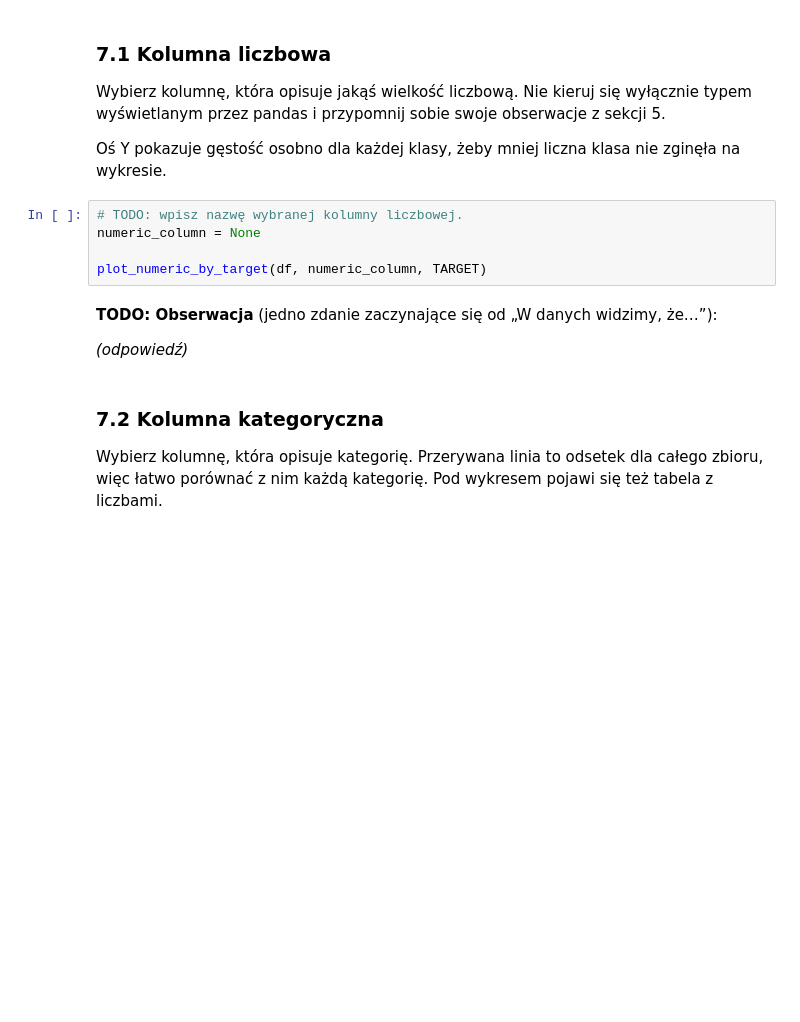
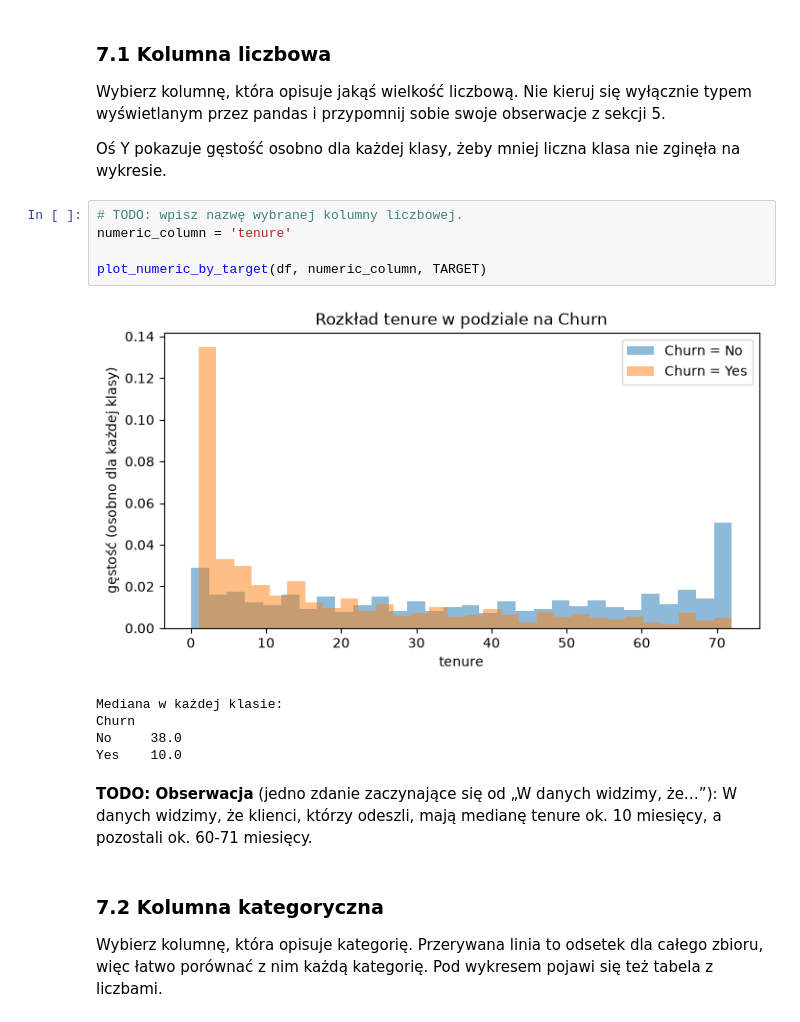
Before and after one commit to Bukvsky/s31489---ASI, a Jupyter notebook: notebooks/01_onboarding_eda.ipynb, the cells around one changed output. Saved outputs shown, nothing was run; the diff lists cells and outputs as text; blank space fills up the shorter version.

```diff
--- a/notebooks/01_onboarding_eda.ipynb
+++ b/notebooks/01_onboarding_eda.ipynb
@@ -467,13 +484,18 @@ Wybierz kolumnę, która opisuje jakąś wielkość liczbową. Nie kieruj się w
 Oś Y pokazuje gęstość osobno dla każdej klasy, żeby mniej liczna klasa nie zginęła na wykresie.
 # %%
 # TODO: wpisz nazwę wybranej kolumny liczbowej.
-numeric_column = None
+numeric_column = 'tenure'
 
 plot_numeric_by_target(df, numeric_column, TARGET)
+# %% [output]
+[figure, added]
+Mediana w każdej klasie:
+Churn
+No     38.0
+Yes    10.0
 # %% [markdown]
 **TODO: Obserwacja** (jedno zdanie zaczynające się od „W danych widzimy, że…”):
-
-*(odpowiedź)*
+W danych widzimy, że klienci, którzy odeszli, mają medianę tenure ok. 10 miesięcy, a pozostali ok. 60-71 miesięcy.
 # %% [markdown]
 ### 7.2 Kolumna kategoryczna
 
```
Also changed, not shown: parts of 11 cells of this notebook.
